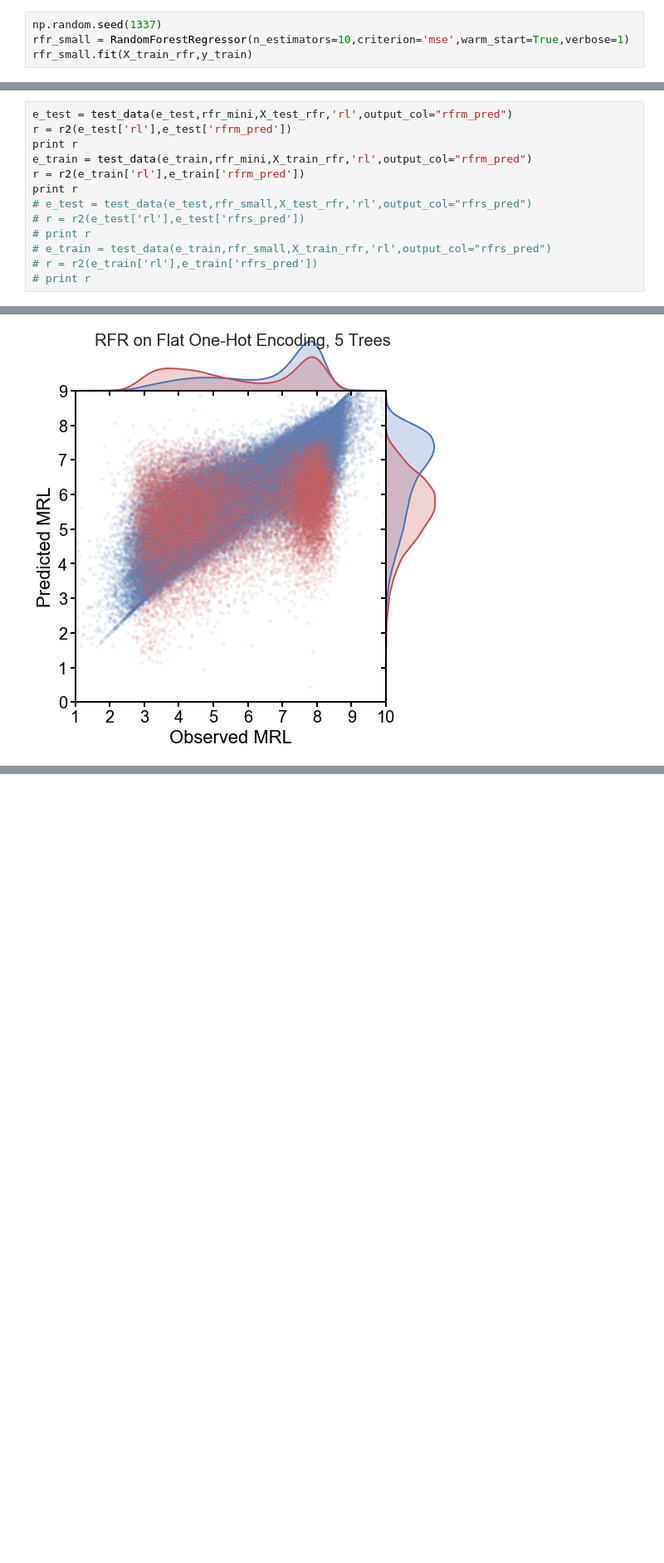
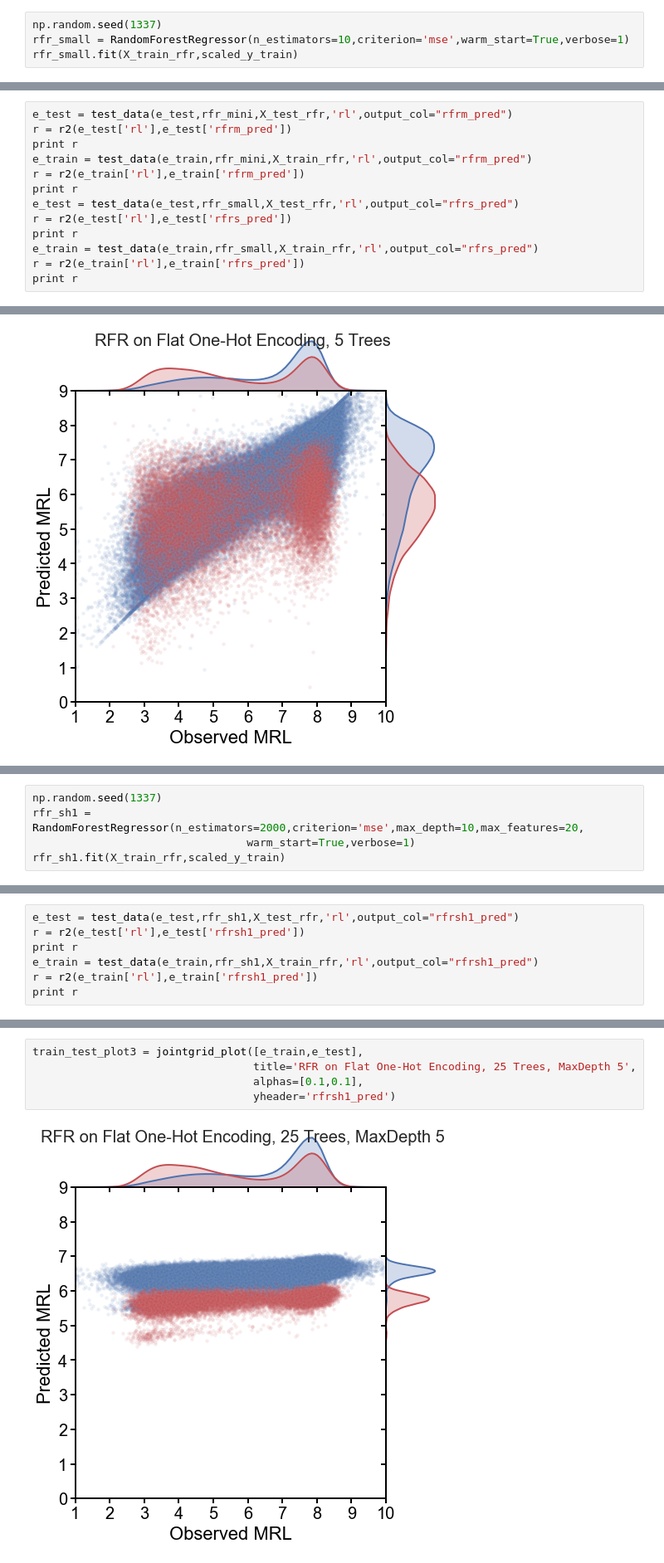
Before and after one commit to laueste/human_5utr_modeling, a Jupyter notebook: modeling/7_training_MRL_RandomForest.ipynb, the cells around one changed output, grey strips where cells are left out. Shown at 83% size. Saved outputs shown, nothing was run; the diff lists cells and outputs as text; blank space fills up the shorter version.

```diff
--- a/modeling/7_training_MRL_RandomForest.ipynb
+++ b/modeling/7_training_MRL_RandomForest.ipynb
@@ -740,4 +806,4 @@ RandomForestRegressor(bootstrap=True, criterion='mse', max_depth=None,
 # %%
 np.random.seed(1337)
 rfr_small = RandomForestRegressor(n_estimators=10,criterion='mse',warm_start=True,verbose=1)
-rfr_small.fit(X_train_rfr,y_train)
+rfr_small.fit(X_train_rfr,scaled_y_train)
@@ -748,11 +823,11 @@ print r
 e_train = test_data(e_train,rfr_mini,X_train_rfr,'rl',output_col="rfrm_pred")
 r = r2(e_train['rl'],e_train['rfrm_pred'])
 print r
-# e_test = test_data(e_test,rfr_small,X_test_rfr,'rl',output_col="rfrs_pred")
-# r = r2(e_test['rl'],e_test['rfrs_pred'])
-# print r
-# e_train = test_data(e_train,rfr_small,X_train_rfr,'rl',output_col="rfrs_pred")
-# r = r2(e_train['rl'],e_train['rfrs_pred'])
-# print r
+e_test = test_data(e_test,rfr_small,X_test_rfr,'rl',output_col="rfrs_pred")
+r = r2(e_test['rl'],e_test['rfrs_pred'])
+print r
+e_train = test_data(e_train,rfr_small,X_train_rfr,'rl',output_col="rfrs_pred")
+r = r2(e_train['rl'],e_train['rfrs_pred'])
+print r
 # %% [output]
 [Parallel(n_jobs=1)]: Using backend SequentialBackend with 1 concurrent workers.
@@ -779,0 +873,5 @@ train_test_plot3 = jointgrid_plot([e_train,e_test],
+# %%
+np.random.seed(1337)
+rfr_sh1 = RandomForestRegressor(n_estimators=2000,criterion='mse',max_depth=10,max_features=20,
+                                 warm_start=True,verbose=1)
+rfr_sh1.fit(X_train_rfr,scaled_y_train)
@@ -779,0 +887,7 @@ train_test_plot3 = jointgrid_plot([e_train,e_test],
+# %%
+e_test = test_data(e_test,rfr_sh1,X_test_rfr,'rl',output_col="rfrsh1_pred")
+r = r2(e_test['rl'],e_test['rfrsh1_pred'])
+print r
+e_train = test_data(e_train,rfr_sh1,X_train_rfr,'rl',output_col="rfrsh1_pred")
+r = r2(e_train['rl'],e_train['rfrsh1_pred'])
+print r
@@ -779,0 +901,7 @@ train_test_plot3 = jointgrid_plot([e_train,e_test],
+# %%
+train_test_plot3 = jointgrid_plot([e_train,e_test],
+                                  title='RFR on Flat One-Hot Encoding, 25 Trees, MaxDepth 5',
+                                  alphas=[0.1,0.1],
+                                  yheader='rfrsh1_pred')
+# %% [output]
+[figure, added]
```
Also changed, not shown: parts of 39 cells of this notebook, 2 other files.
